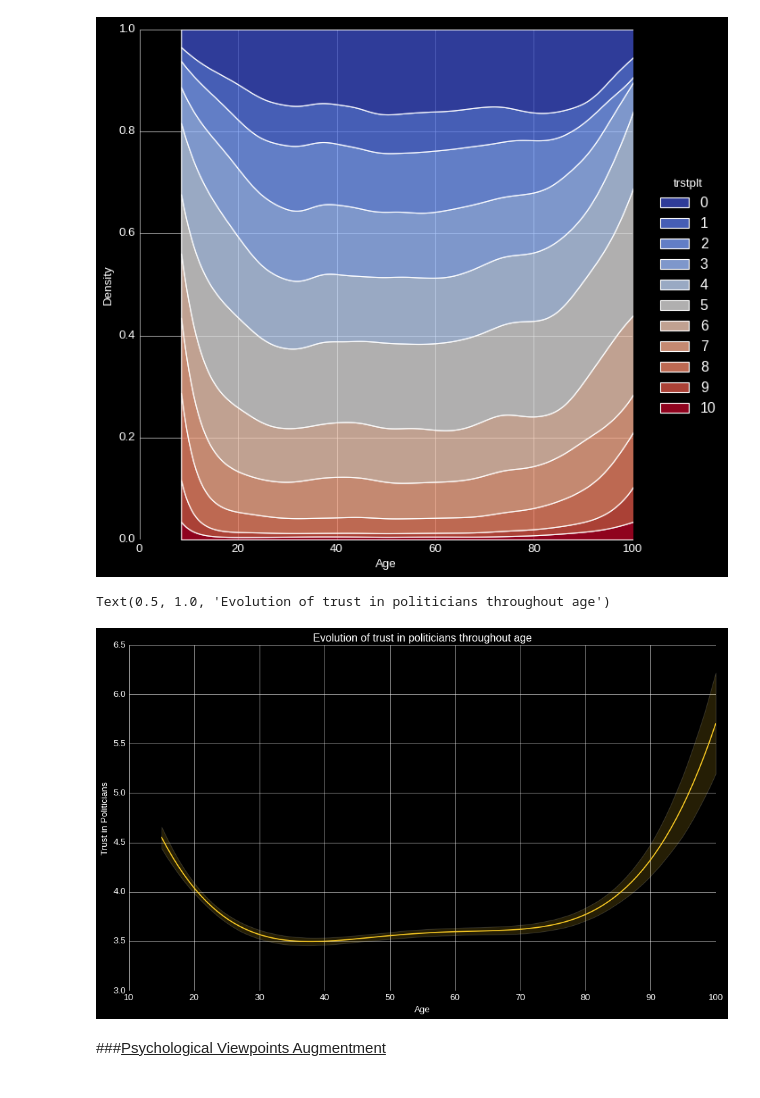
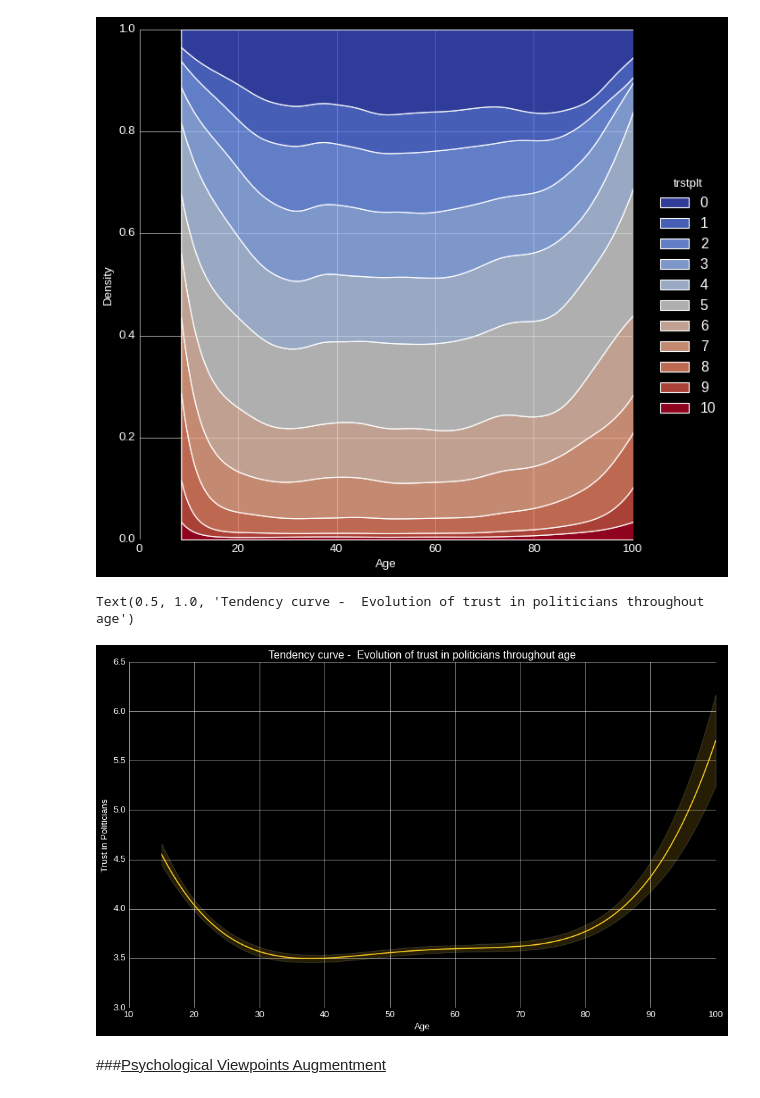
Before and after one commit to ivanachillee/social-perception, a Jupyter notebook: notebooks/Cleaning_and_EDA.ipynb, the cells around one changed output. Saved outputs shown, nothing was run; the diff lists cells and outputs as text; code cells hidden in the pictures.

```diff
--- a/notebooks/Cleaning_and_EDA.ipynb
+++ b/notebooks/Cleaning_and_EDA.ipynb
@@ -742,13 +825,13 @@ Text(0.5, 8.844444444444436, 'Age')
 # %%
 plot_init()
 pl = sns.regplot(data['agea'], data['trstplt'], color='#f9ca24', scatter=False, order=4)
 
 plt.xlabel('Age')
 plt.ylabel('Trust in Politicians')
-plt.title('Evolution of trust in politicians throughout age')
+plt.title('Tendency curve -  Evolution of trust in politicians throughout age')
 # %% [output]
-Text(0.5, 1.0, 'Evolution of trust in politicians throughout age')
+Text(0.5, 1.0, 'Tendency curve -  Evolution of trust in politicians throughout age')
-[figure, old version]
+[figure, new version]
 # %% [markdown]
 ###<u>Psychological Viewpoints Augmentment</u>
 # %% [markdown]
```
Also changed, not shown: parts of 16 cells of this notebook, 2 other files.
